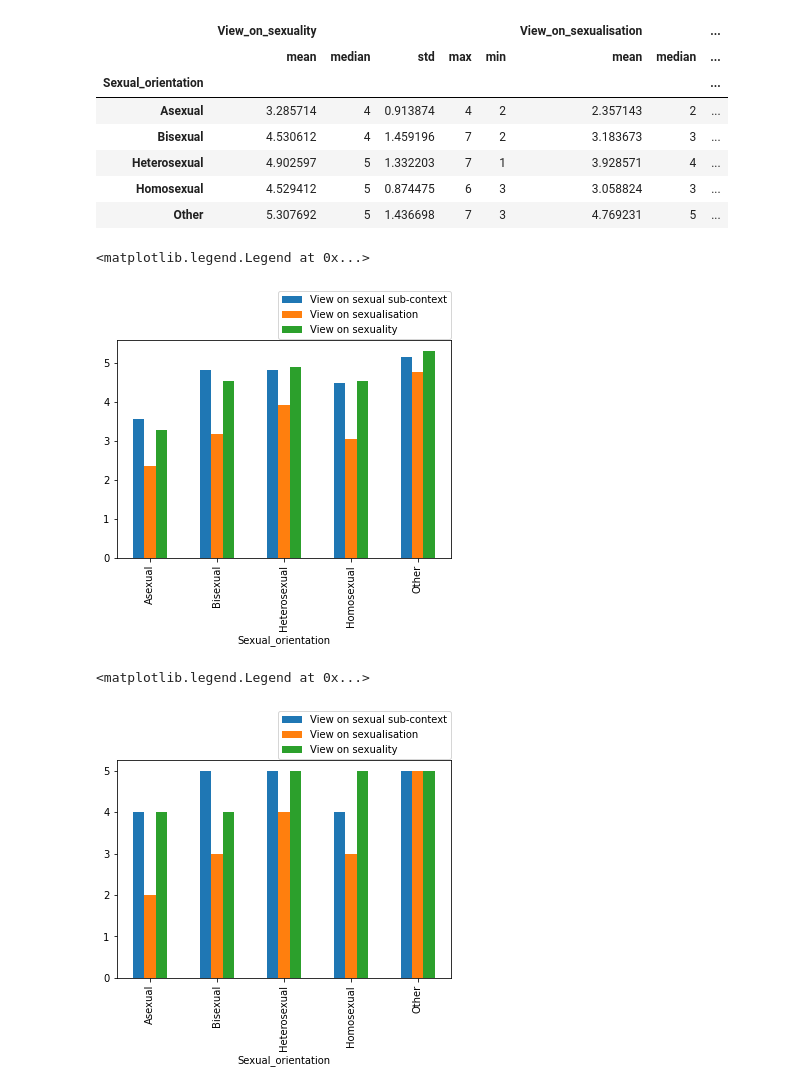
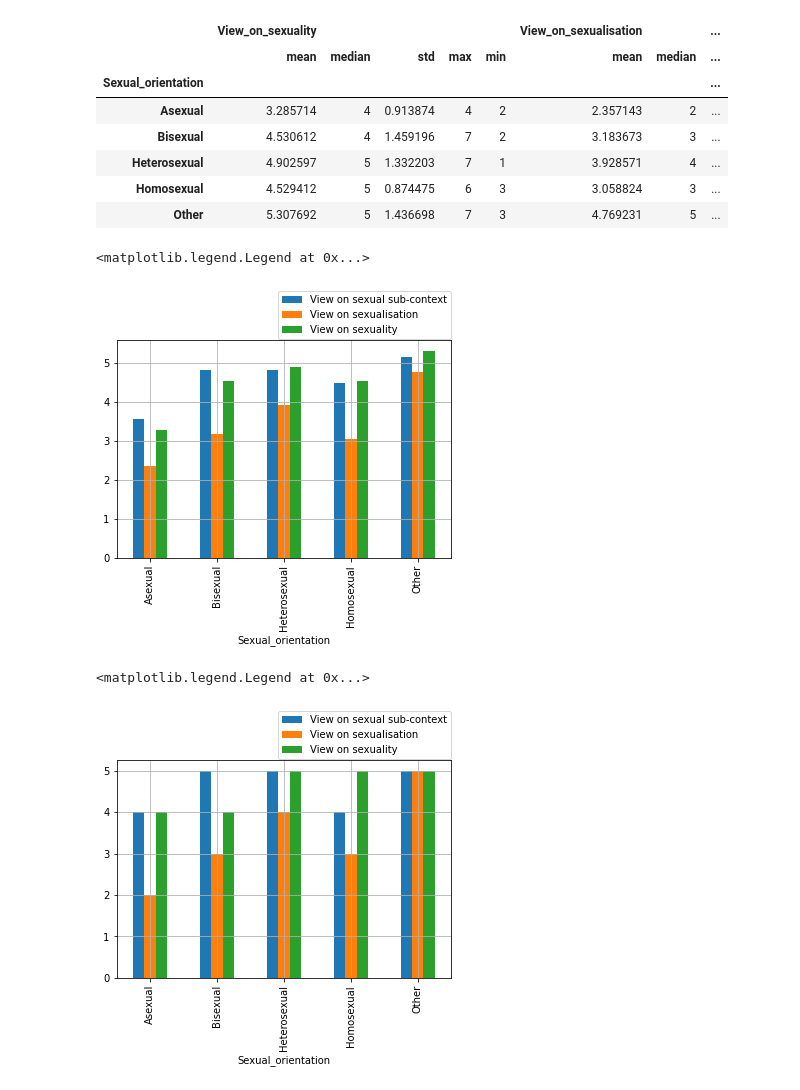
Before and after one commit to DenysMelnyk6/Sexuality-in-Video-games, a Jupyter notebook: Sexuality_analysis.ipynb, the cells around one changed output. Cells and saved outputs as stored; diff of their text form; code cells hidden in the pictures.

```diff
--- a/Sexuality_analysis.ipynb
+++ b/Sexuality_analysis.ipynb
@@ -415,14 +415,14 @@ data.groupby('Sexual_orientation')['View_on_sexuality', 'View_on_sexualisation',
 | Homosexual | 4.529412 | 5 | 0.874475 | 6 | 3 | 3.058824 | 3 | ... |
 | Other | 5.307692 | 5 | 1.436698 | 7 | 3 | 4.769231 | 5 | ... |
 # %%
-data.pivot_table(values = ['View_on_sexuality', 'View_on_sexualisation', 'View_on_sexual_sub_context'], index = 'Sexual_orientation', aggfunc = 'mean').plot(kind = 'bar')
+data.pivot_table(values = ['View_on_sexuality', 'View_on_sexualisation', 'View_on_sexual_sub_context'], index = 'Sexual_orientation', aggfunc = 'mean').plot(kind = 'bar', grid = True)
 plt.legend(['View on sexual sub-context','View on sexualisation','View on sexuality'], loc = 'upper right', bbox_to_anchor = (1.015,1.25))
 # %% [output]
 <matplotlib.legend.Legend at 0x...>
-[figure, old version]
+[figure, new version]
 # %%
-data.pivot_table(values = ['View_on_sexuality', 'View_on_sexualisation', 'View_on_sexual_sub_context'], index = 'Sexual_orientation', aggfunc = 'median').plot(kind = 'bar')
+data.pivot_table(values = ['View_on_sexuality', 'View_on_sexualisation', 'View_on_sexual_sub_context'], index = 'Sexual_orientation', aggfunc = 'median').plot(kind = 'bar', grid = True)
 plt.legend(['View on sexual sub-context','View on sexualisation','View on sexuality'], loc = 'upper right', bbox_to_anchor = (1.015,1.25))
 # %% [output]
 <matplotlib.legend.Legend at 0x...>
-[figure, old version]
+[figure, new version]
```
Also changed, not shown: parts of 10 cells of this notebook.
